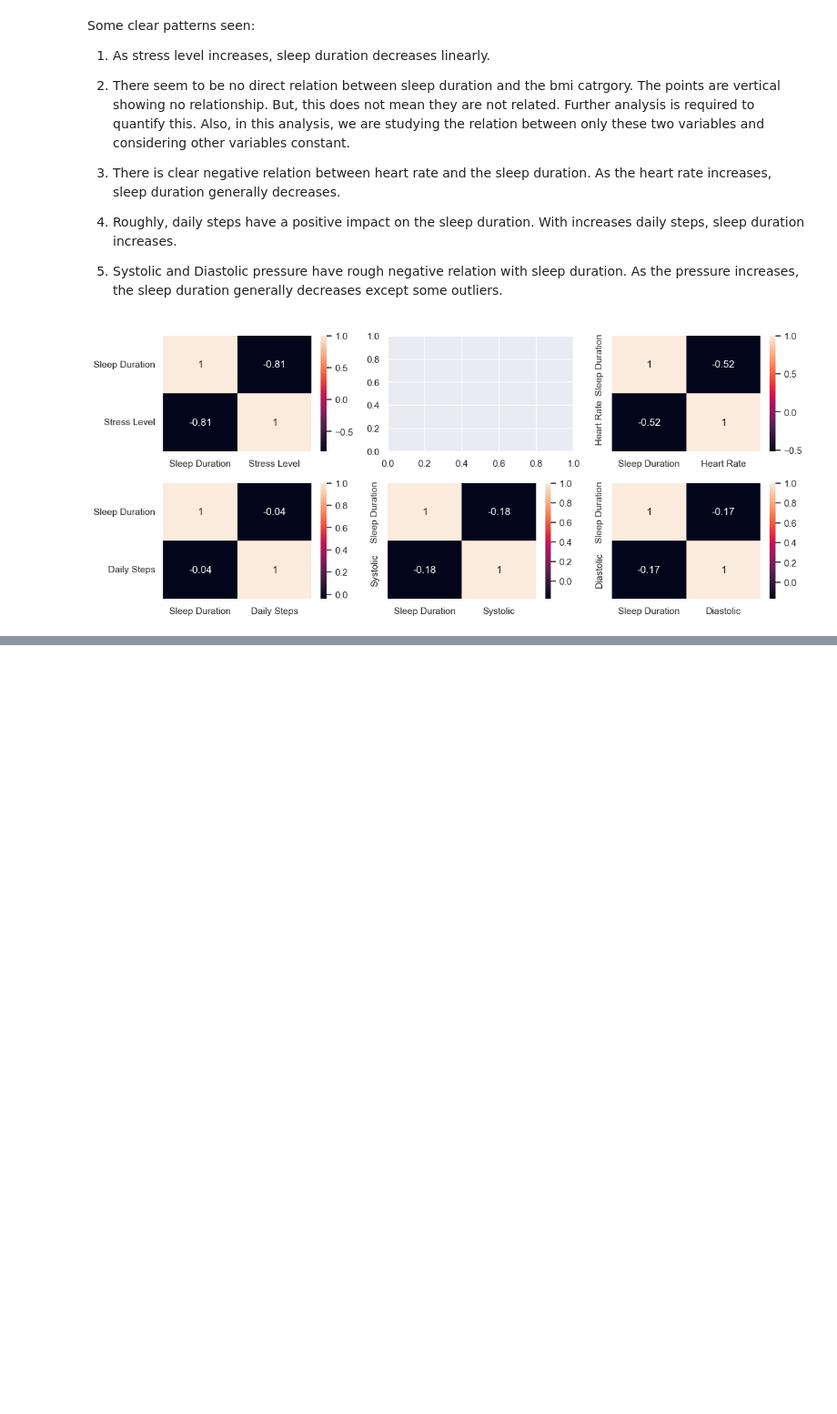
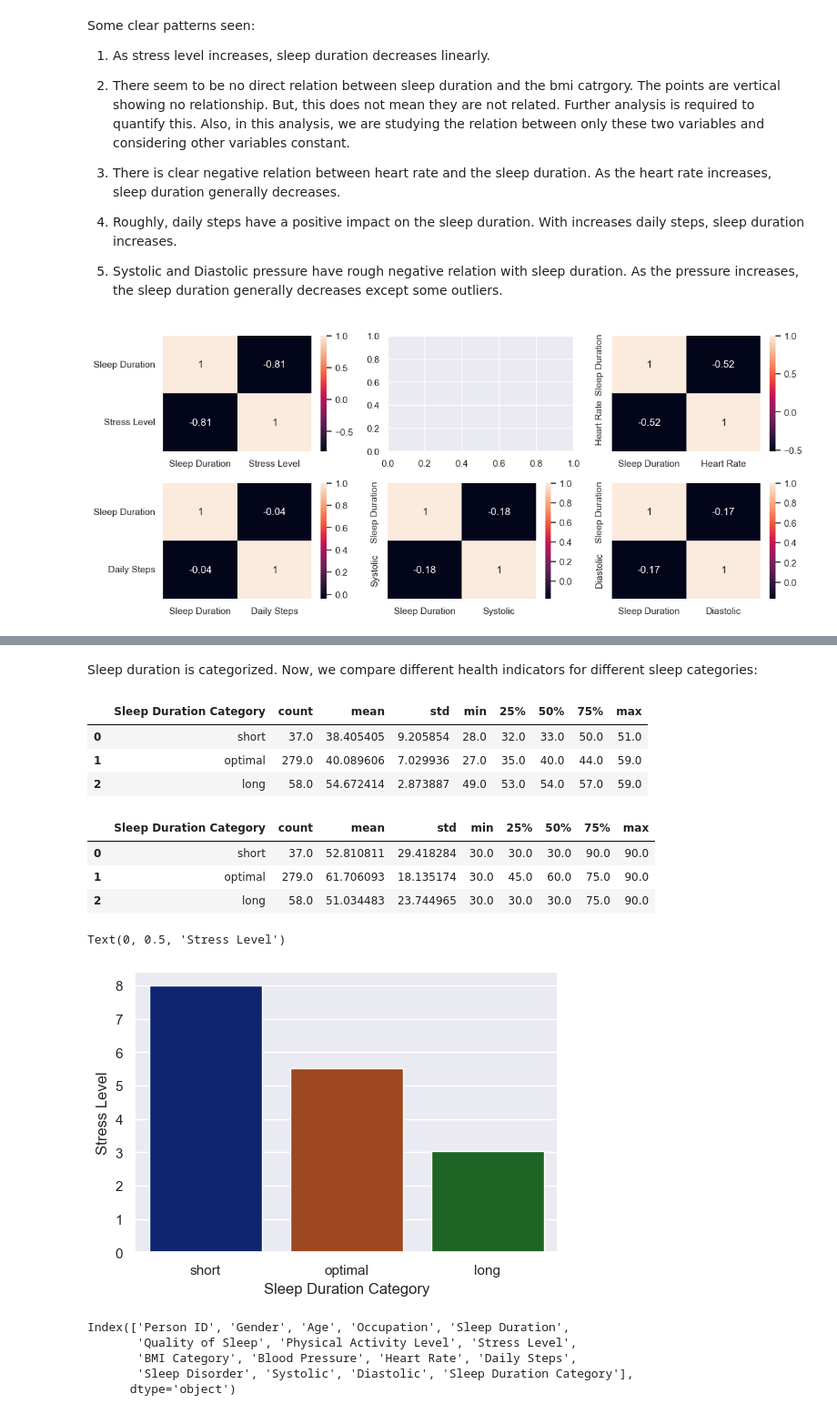
Before and after one commit to RussDai/Projects, a Jupyter notebook: 02_Data_Visuallization/03_Sleep Health and Lifestyle/data_preparation.ipynb, the cells around one changed output, grey strips where cells are left out. Shown at 91% size. Cells and saved outputs as stored; diff of their text form; code cells hidden in the pictures; blank space fills up the shorter version.

```diff
--- a/02_Data_Visuallization/03_Sleep Health and Lifestyle/data_preparation.ipynb
+++ b/02_Data_Visuallization/03_Sleep Health and Lifestyle/data_preparation.ipynb
@@ -593,0 +619,2 @@ plt.show()
+# %%
+data["Sleep Duration Category"]= pd.cut(data["Sleep Duration"], bins=[0, 6,8, 10], labels= ["short", "optimal", "long"])
@@ -593,0 +629,35 @@ plt.show()
+# %% [markdown]
+Sleep duration is categorized. Now, we compare different health indicators for different sleep categories:
+# %%
+data.groupby(by= "Sleep Duration Category")["Age"].describe().reset_index()
+# %% [output]
+|  | Sleep Duration Category | count | mean | std | min | 25% | 50% | 75% | max |
+| 0 | short | 37.0 | 38.405405 | 9.205854 | 28.0 | 32.0 | 33.0 | 50.0 | 51.0 |
+| 1 | optimal | 279.0 | 40.089606 | 7.029936 | 27.0 | 35.0 | 40.0 | 44.0 | 59.0 |
+| 2 | long | 58.0 | 54.672414 | 2.873887 | 49.0 | 53.0 | 54.0 | 57.0 | 59.0 |
+# %%
+data.groupby(by= "Sleep Duration Category")["Physical Activity Level"].describe().reset_index()
+# %% [output]
+|  | Sleep Duration Category | count | mean | std | min | 25% | 50% | 75% | max |
+| 0 | short | 37.0 | 52.810811 | 29.418284 | 30.0 | 30.0 | 30.0 | 90.0 | 90.0 |
+| 1 | optimal | 279.0 | 61.706093 | 18.135174 | 30.0 | 45.0 | 60.0 | 75.0 | 90.0 |
+| 2 | long | 58.0 | 51.034483 | 23.744965 | 30.0 | 30.0 | 30.0 | 75.0 | 90.0 |
+# %%
+ass= data.groupby(by= "Sleep Duration Category")["Stress Level"].describe().reset_index()
+# %%
+# Show high stress level people are sleeping less:
+plt.figure(figsize=(6, 4))
+sns.barplot(data=ass, x= "Sleep Duration Category", y= "mean", palette= "dark", hue= "Sleep Duration Category")
+plt.xlabel("Sleep Duration Category")
+plt.ylabel("Stress Level")
+# %% [output]
+Text(0, 0.5, 'Stress Level')
+[figure, added]
+# %%
+data.columns
+# %% [output]
+Index(['Person ID', 'Gender', 'Age', 'Occupation', 'Sleep Duration',
+       'Quality of Sleep', 'Physical Activity Level', 'Stress Level',
+       'BMI Category', 'Blood Pressure', 'Heart Rate', 'Daily Steps',
+       'Sleep Disorder', 'Systolic', 'Diastolic', 'Sleep Duration Category'],
+      dtype='object')
```
Also changed, not shown: parts of 15 cells of this notebook, 2 other files.
